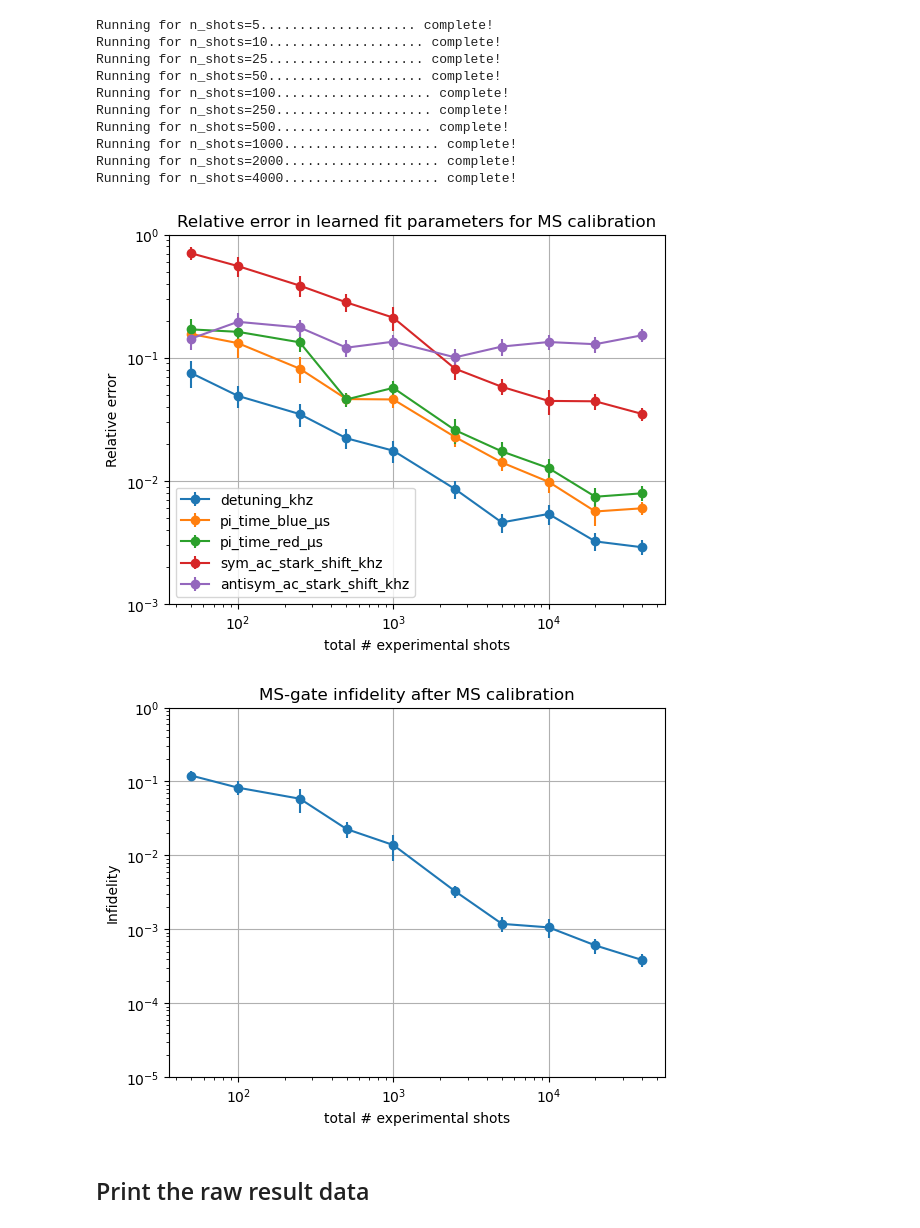
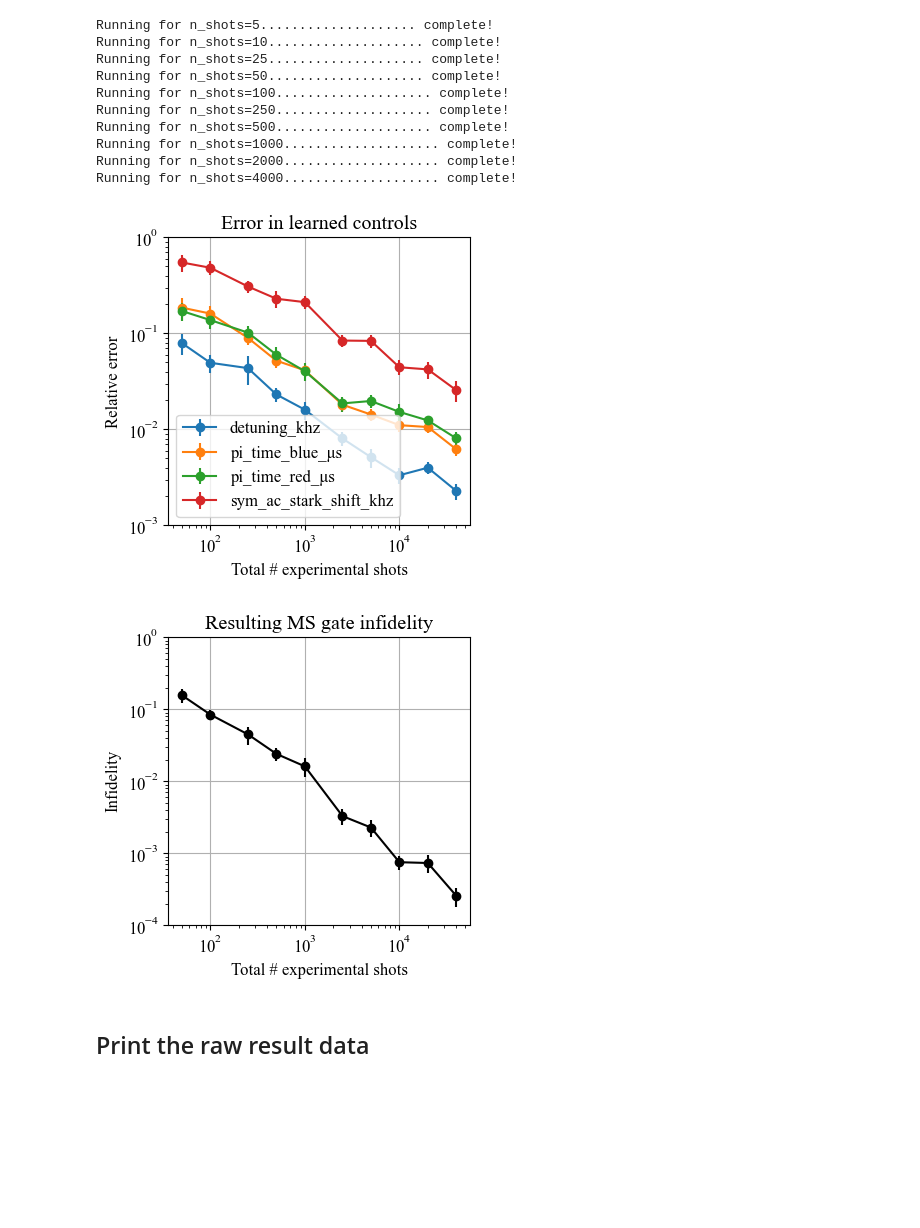
Before and after one commit to HaeffnerLab/hamiltonian-learning, a Jupyter notebook: MS_Calibration_Prototype.ipynb, the cells around one changed output. Saved outputs shown, nothing was run; the diff lists cells and outputs as text; code cells hidden in the pictures; blank space fills up the shorter version.

```diff
--- a/MS_Calibration_Prototype.ipynb
+++ b/MS_Calibration_Prototype.ipynb
@@ -1,5 +1,14 @@
 # %% [markdown]
 ## Run a single example of the calibration for a certain set of parameters
+# %%
+import PyPlot
+const plt = PyPlot;
+
+using PyCall
+const matplotlib = pyimport("matplotlib")
+rcParams = PyDict(matplotlib["rcParams"])
+rcParams["font.family"] = "Times New Roman"
+rcParams["font.size"] = 12;
 # %%
 include("ms_calibration.jl")
 
@@ -7,12 +16,12 @@ detuning_khz = 10
 pi_time_blue_μs = 5
 pi_time_red_μs = 7
 sym_ac_stark_shift_khz = real_sym_ac_stark_shift_khz
-antisym_ac_stark_shift_khz = real_antisym_ac_stark_shift_khz
+#antisym_ac_stark_shift_khz = real_antisym_ac_stark_shift_khz
 θ = HamiltonianParameters([
     detuning_khz,
     pi_time_blue_μs,
     pi_time_red_μs,
     sym_ac_stark_shift_khz,
-    antisym_ac_stark_shift_khz,
+    #antisym_ac_stark_shift_khz,
 ])
 # %% [output]
@@ -26,7 +35,5 @@ HamiltonianParameters(10.0, 5.0, 7.0, 1.0, -0.035)
 # %%
 include("ms_calibration.jl")
-import PyPlot
-const plt = PyPlot;
 
 function rand_coeff()
     # returns a uniform random float in [0.9, 1.1]
@@ -38,7 +45,7 @@ initial_guess = HamiltonianParameters([as_vector(θ)[i] * rand_coeff() for i in
 
 N = 100
 tspan_ideal = 0:0.1:200
-tspan_experiment = 0:20:200
+tspan_experiment = 0:20:180
 
 @time res = ms_calibration(θ, initial_guess, N, tspan_ideal, tspan_experiment)
 
@@ -100,7 +117,7 @@ for n_shots in n_shots_list
 
         initial_guess = HamiltonianParameters([as_vector(θ)[i] * rand_coeff() for i in 1:param_count])
         tspan_ideal = 0:0.1:200
-        tspan_experiment = 20:20:200
+        tspan_experiment = 0:20:180
         res = ms_calibration(θ, initial_guess, n_shots, tspan_ideal, tspan_experiment)
 
         ideal_fit_params = as_vector(res["ideal_fit_params"])
@@ -129,33 +146,35 @@ Running for n_shots=4000.................... complete!
 # %%
 import PyPlot
 const plt = PyPlot;
 import Statistics
 
 total_n_shots = [n_shots * length(tspan_experiment) for n_shots in n_shots_list]
 
-plt.figure()
+plt.figure(figsize=(4,4))
 
 for (index, label) in enumerate(fieldnames(HamiltonianParameters))
     means = []
     stderrs = []
     for n_shots in n_shots_list
         relative_errors = [abs(errors[index]) for errors in relative_error_results[n_shots]]
         push!(means, mean(relative_errors))
         push!(stderrs, Statistics.std(relative_errors) / sqrt(length(relative_errors)))
     end
     plt.errorbar(x=total_n_shots, y=means, yerr=stderrs, linestyle="-", marker="o", label=label)
 end
 
-plt.title("Relative error in learned fit parameters for MS calibration")
+plt.title("Error in learned controls")
 plt.ylim(1e-3, 1)
 plt.xscale("log")
 plt.yscale("log")
-plt.xlabel("total # experimental shots")
+plt.xlabel("Total # experimental shots")
 plt.ylabel("Relative error")
 plt.legend()
 plt.grid();
+plt.tight_layout();
+plt.savefig("control_learning_ms_relative_error.pdf", bbox_inches="tight")
 # %% [output]
-[figure, old version]
+[figure, new version]
 # %%
 import PyPlot
 const plt = PyPlot;
@@ -168,18 +187,20 @@ for n_shots in n_shots_list
     push!(fidelity_stderrs, Statistics.std(fidelities[n_shots]) / sqrt(length(fidelities[n_shots])))
 end
 
-plt.figure()
-plt.errorbar(x=total_n_shots, y=1 .- fidelity_means, yerr=fidelity_stderrs, linestyle="-", marker="o")
+plt.figure(figsize=(4,4))
+plt.errorbar(x=total_n_shots, y=1 .- fidelity_means, yerr=fidelity_stderrs, linestyle="-", marker="o", color="black")
 
-plt.title("MS-gate infidelity after MS calibration")
-plt.ylim(1e-5, 1)
+plt.title("Resulting MS gate infidelity")
+plt.ylim(1e-4, 1)
 plt.xscale("log")
 plt.yscale("log")
-plt.xlabel("total # experimental shots")
+plt.xlabel("Total # experimental shots")
 plt.ylabel("Infidelity")
 plt.grid();
+plt.tight_layout();
+plt.savefig("control_learning_ms_infidelity.pdf", bbox_inches="tight")
 # %% [output]
-[figure, old version]
+[figure, new version]
 # %% [markdown]
 ## Print the raw result data
 # %%
```
Also changed, not shown: parts of 6 cells of this notebook, 8 other files.
